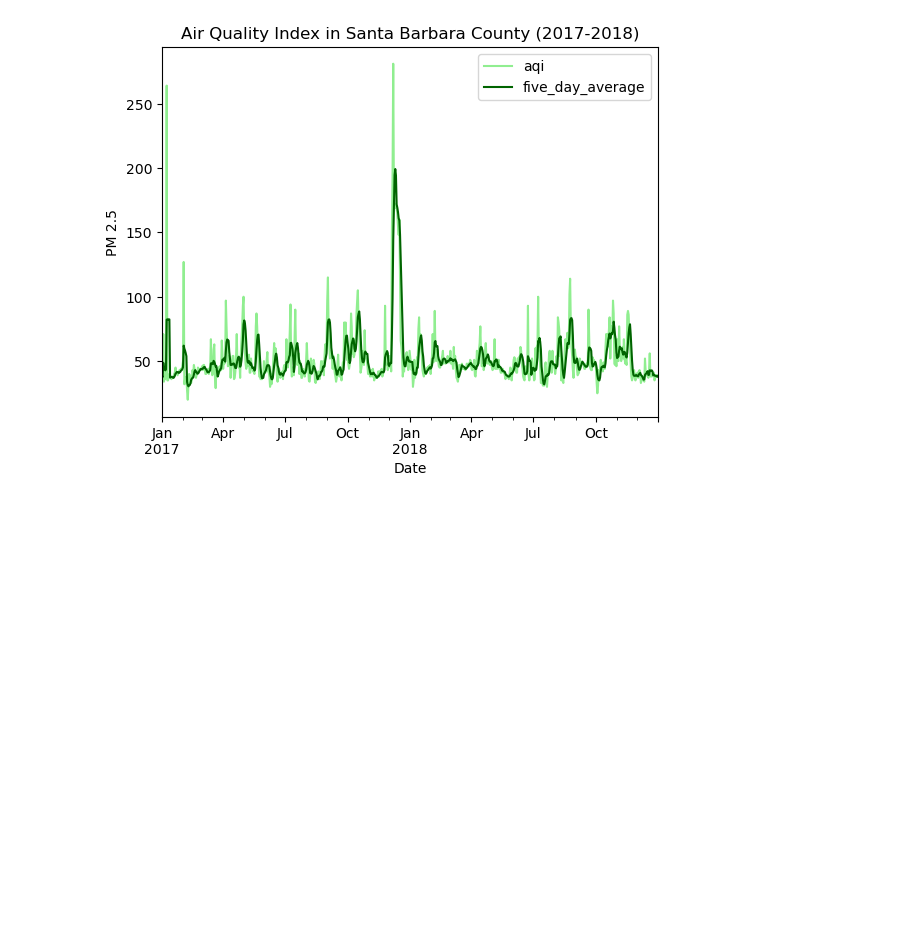
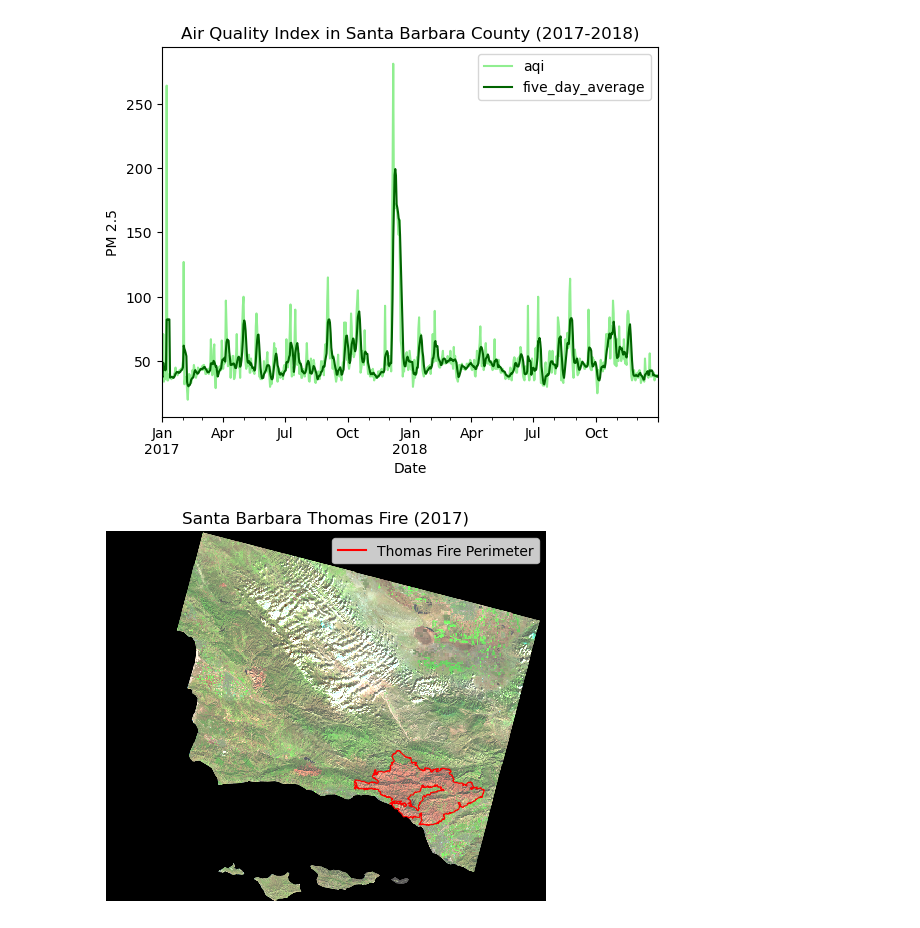
Before and after one commit to amandaherbst/eds220-thomas-fire, a Jupyter notebook: hwk4-task3-thomas-fire.ipynb, the cells around one changed output. Cells and saved outputs as stored; diff of their text form; code cells hidden in the pictures; blank space fills up the shorter version.

Commit message:
added false color imagery analysis

```diff
--- a/hwk4-task3-thomas-fire.ipynb
+++ b/hwk4-task3-thomas-fire.ipynb
@@ -67,6 +142,18 @@ aqi_sb = aqi_sb.set_index('date')
 type(aqi_sb.index)
 # create new column to store the rolling 5 day averages
 aqi_sb['five_day_average'] = aqi_sb.aqi.rolling('5D').mean()
+# %%
+# update ca_fire column names to lowercase
+ca_fire.columns = ca_fire.columns.str.lower()
+
+# squeeze landsat
+landsat = landsat.squeeze().drop('band')
+
+# need matching CRS's for plotting
+ca_fire = ca_fire.to_crs(landsat.rio.crs)
+
+# select thomas fire from ca fire perimeters for easier plotting
+thomas = ca_fire[ca_fire.fire_name == "THOMAS"]
 # %% [markdown]
 ## Final output
 # %%
@@ -80,3 +167,34 @@ aqi_sb.plot(y = ['aqi', 'five_day_average'],
 plt.show()
 # %% [output]
 [figure]
+# %%
+# map false color image with thomas fire perimeter
+fig, ax = plt.subplots()
+
+# plot false color image
+landsat[['swir22','nir08','red']].to_array().plot.imshow(robust = True,
+                                                        ax = ax)
+# plot thomas fire perimeter in red
+thomas.boundary.plot(ax = ax,
+            color = "red",
+                    linewidth = 0.8)
+# create thomas fire patch for legend
+thomas_patch = mlines.Line2D([],[],
+                             color = "red",
+                             linestyle = "-",
+                             label = "Thomas Fire Perimeter")
+
+# add legend to label thomas fire perimeter
+ax.legend(handles = [thomas_patch],
+          frameon = True,
+         loc = 'upper right')
+
+# add map title
+plt.title('Santa Barbara Thomas Fire (2017)')
+
+# turn off axes
+ax.axis('off')
+
+plt.show()
+# %% [output]
+[figure, added]
```
Also changed, not shown: parts of 9 cells of this notebook.
